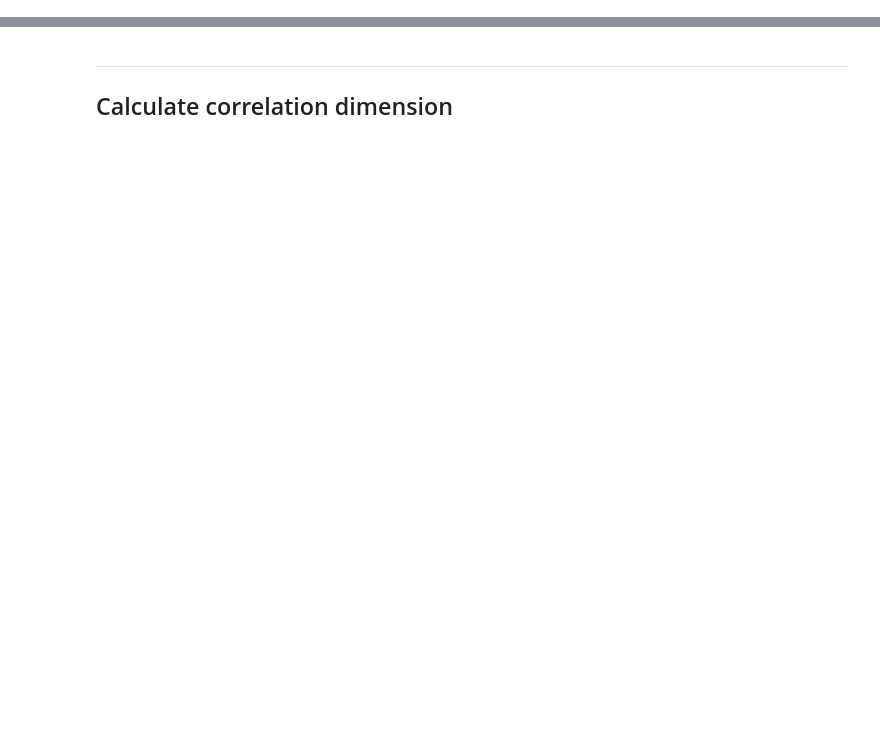
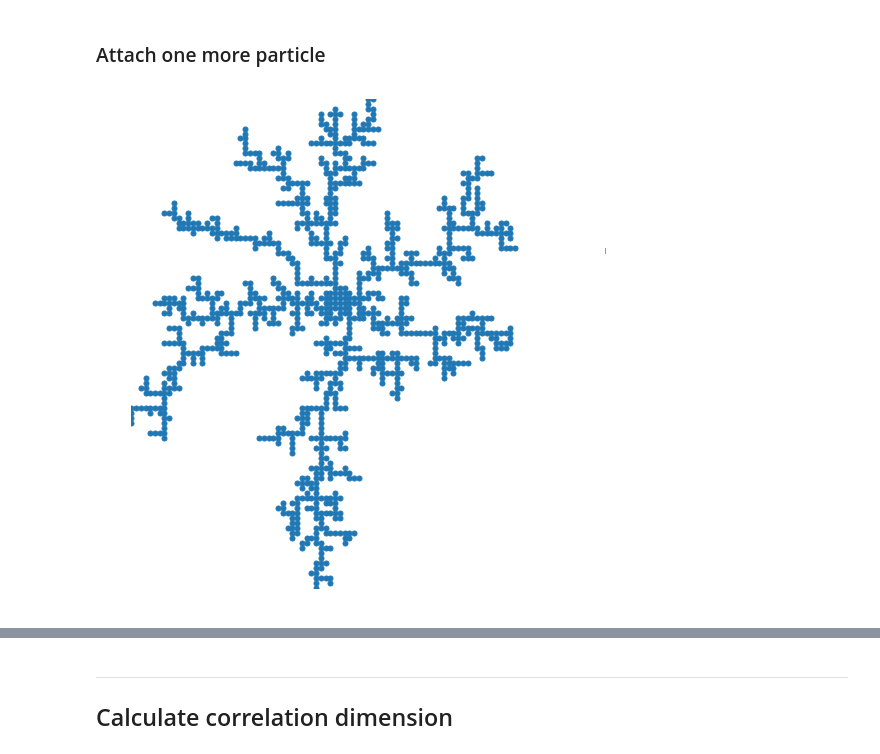
Before and after one commit to riblidezso/dla_sim, a Jupyter notebook: dla_sim_v1.ipynb, the cells around one changed output, grey strips where cells are left out. Saved outputs shown, nothing was run; the diff lists cells and outputs as text; code cells hidden in the pictures; blank space fills up the shorter version.

```diff
--- a/dla_sim_v1.ipynb
+++ b/dla_sim_v1.ipynb
@@ -105,0 +143,10 @@ Wall time: 1.58 s
+# %% [markdown]
+### Attach one more particle
+# %%
+newagg,route = attach(agg)  # attach one particle
+
+# interactive plot for attaching
+_=interact(attachplot,agg=fixed(agg),route=fixed(route),
+           N=(0,len(route),1),ms=fixed(10), lw=fixed(1))
+# %% [output]
+[figure, added]
```
Also changed, not shown: parts of 19 cells of this notebook, 1 other file.
